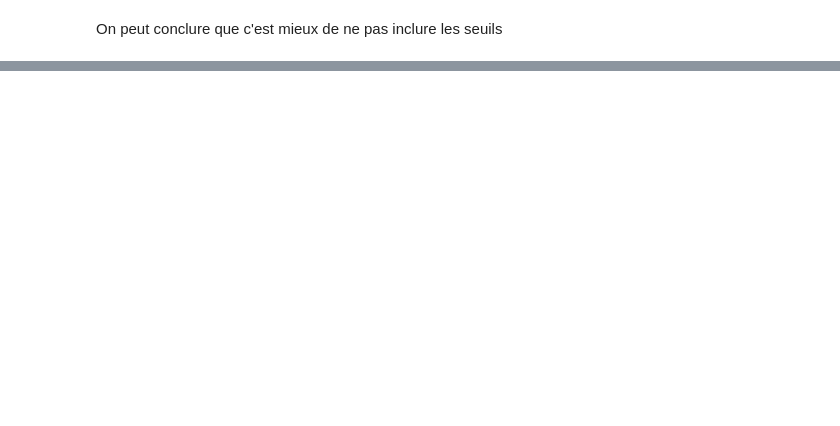
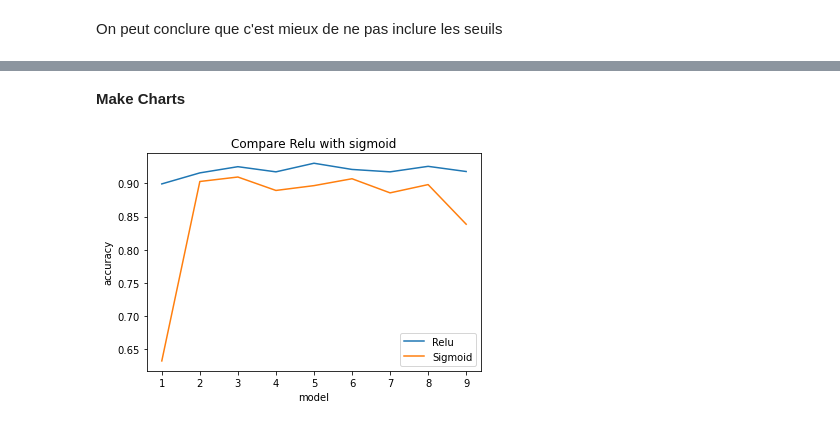
Before and after one commit to meedbek/COVID_FAKE_NEWS_DETECTION, a Jupyter notebook: notebooks/NN_MODEL.ipynb, the cells around one changed output, grey strips where cells are left out. Drawn from its saved outputs; the diff is of its cells as text; code cells hidden in the pictures; blank space fills up the shorter version.

Commit message:
creating multiple models and comparing between them using charts

```diff
--- a/notebooks/NN_MODEL.ipynb
+++ b/notebooks/NN_MODEL.ipynb
@@ -476,0 +728,3 @@ On peut conclure que c'est mieux de ne pas inclure les seuils
+# %%
+#augmenter le batch size
+model17 = createModel(newDF,targets,128,128,0.001,4,nn.Sigmoid(),seuil1=1,seuil2=1)
@@ -476,0 +751,3 @@ On peut conclure que c'est mieux de ne pas inclure les seuils
+# %%
+#augmenter le batch size plus
+model18 = createModel(newDF,targets,256,256,0.001,4,nn.Sigmoid(),seuil1=1,seuil2=1)
@@ -476,0 +778,4 @@ On peut conclure que c'est mieux de ne pas inclure les seuils
+# %%
+reluModels = [model1,model2,model3,model4,model5,model6,model7,model8,model9]
+# %%
+sigmoidModels = [model10,model11,model12,model13,model14,model15,model16,model17,model18]
@@ -476,0 +788,25 @@ On peut conclure que c'est mieux de ne pas inclure les seuils
+# %% [markdown]
+**Make Charts**
+# %%
+# Dataset
+x = []
+y = []
+for i in range(len(reluModels)):
+    x.append(i+1)
+    y.append(reluModels[i][3])
+plt.plot(x, y,label="Relu")
+
+x2 = []
+y2 = []
+for i in range(len(sigmoidModels)):
+    x2.append(i+1)
+    y2.append(sigmoidModels[i][3])
+plt.plot(x2, y2,label="Sigmoid")
+
+plt.title("Compare Relu with sigmoid")
+plt.xlabel("model")
+plt.ylabel("accuracy")
+plt.legend()
+plt.show()
+# %% [output]
+[figure, added]
```
Also changed, not shown: parts of 48 cells of this notebook, 45 other files.
